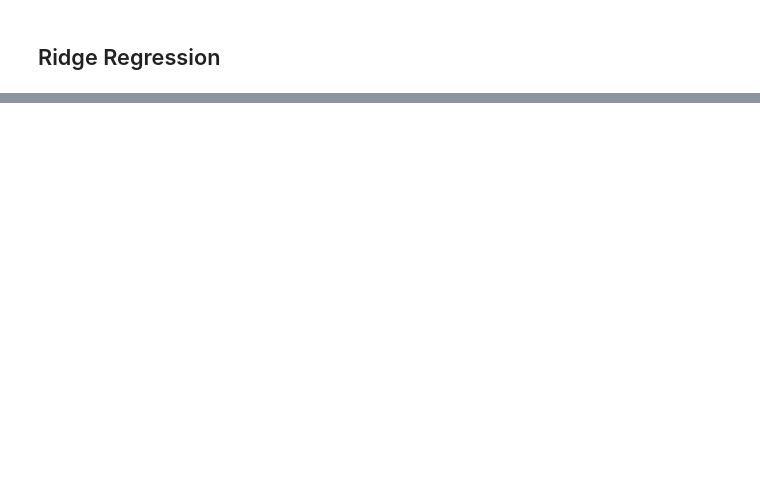
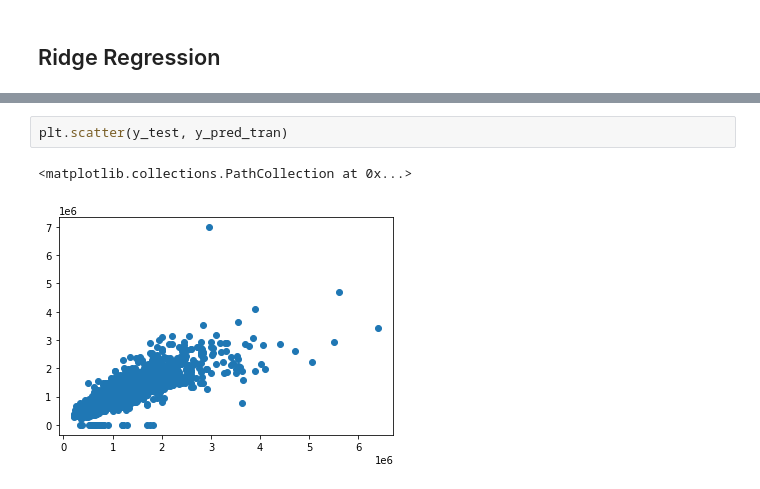
Before and after one commit to Piyal-Banik/IBM-Machine-Learning-Professional-Certificate, a Jupyter notebook: Supervised Learning: Regression/Melbourse_house_price.ipynb, the cells around one changed output, grey strips where cells are left out. Drawn from its saved outputs; the diff is of its cells as text; blank space fills up the shorter version.

```diff
--- a/Supervised Learning: Regression/Melbourse_house_price.ipynb
+++ b/Supervised Learning: Regression/Melbourse_house_price.ipynb
@@ -223,0 +261,5 @@ r2_score(ridgeCV.predict(X_test_s), y_test)
+# %%
+plt.scatter(y_test, y_pred_tran)
+# %% [output]
+<matplotlib.collections.PathCollection at 0x...>
+[figure, added]
```
Also changed, not shown: parts of 11 cells of this notebook, 5 other files.
